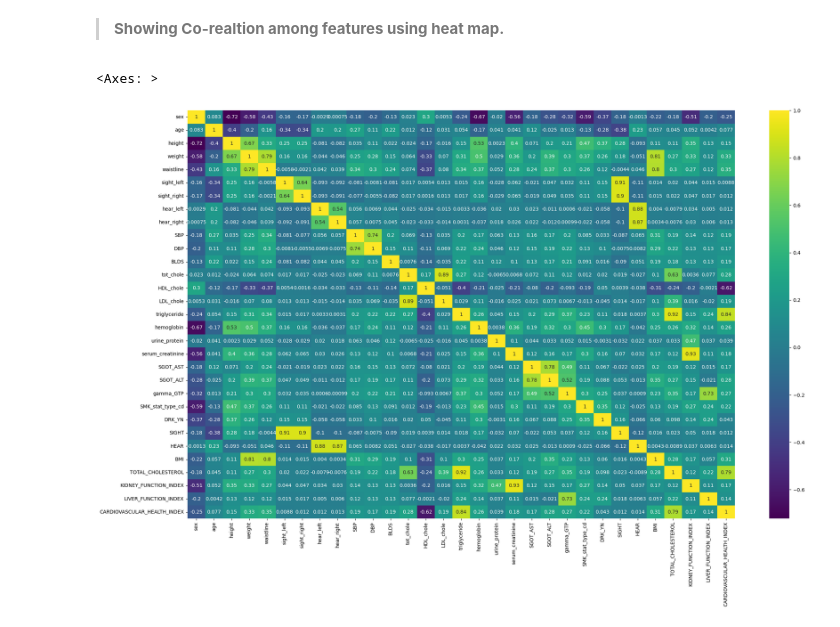
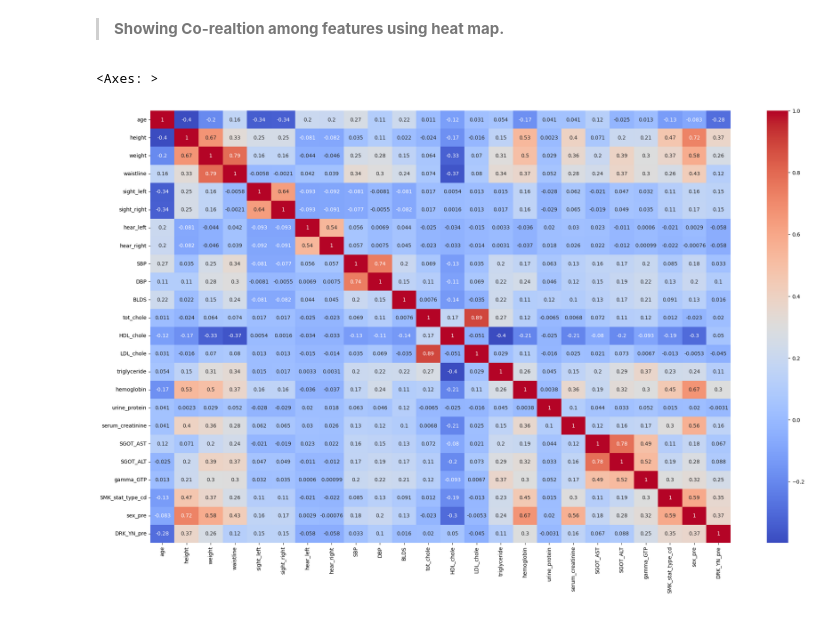
Before and after one commit to kir1906/IT496_Phoneix_2, a Jupyter notebook: G1_cp2.ipynb, the cells around one changed output. Drawn from its saved outputs; the diff is of its cells as text; code cells hidden in the pictures.

```diff
--- a/G1_cp2.ipynb
+++ b/G1_cp2.ipynb
@@ -311,11 +313,13 @@ Name: SMK_stat_type_cd, dtype: int64
 # %%
 fig, ax = plt.subplots(figsize=(10,10))
 for cat in num_cols:
-    sns.kdeplot(df,x=cat,color='#FCB5B5')
+    # sns.kdeplot(df,x=cat,color='#FCB5B5')
+    sns.kdeplot(df,x=cat,color='blue')
     plt.xticks(rotation=75)
     plt.title('Distrubition of {}'.format(cat))
     plt.twinx()
-    sns.histplot(data=df, x=cat, bins=100, color=pc[5])
+    # sns.histplot(data=df, x=cat, bins=100, palette=pc)
+    sns.histplot(data=df, x=cat, bins=100, color='#29b6f6')
     plt.show()
     print()
 # %% [output]
@@ -526,8 +552,3 @@ SGOT_ALT False
 gamma_GTP False
 # %% [markdown]
 >**Converting Object data type to Numerical by assigning them values =.**
-# %%
-# Encoding 'sex' to 0, 1
-
-df.replace({'sex': {'Male': 0, 'Female': 1}}, inplace = True)
-df['sex'].value_counts()
@@ -538,4 +554,0 @@ Name: sex, dtype: int64
-# %%
-# Encoding 'sex' to 0, 1
-df.replace({'DRK_YN':{'Y':1, 'N':0}}, inplace = True)
-df['DRK_YN'].value_counts()
@@ -545,0 +555,10 @@ Name: DRK_YN, dtype: int64
+# %%
+categorical_columns = [feature for feature in df.columns if df[feature].dtypes =='O']
+categorical_columns
+from sklearn import preprocessing
+le = preprocessing.LabelEncoder()
+for cat in categorical_columns:
+    le = preprocessing.LabelEncoder()
+    le.fit(list(df[cat]))
+    df[cat+'_pre'] = df[cat].apply(lambda x: le.transform([x])[0])
+    print(df[[cat, cat + '_pre']])
@@ -547,7 +584,7 @@ Name: DRK_YN, dtype: int64
 >**Showing Co-realtion among features using heat map.**
 # %%
 plt.figure(figsize=(25,15))
-sns.heatmap(df.corr(), annot=True,cmap=sns.color_palette("viridis", as_cmap=True))
+sns.heatmap(df.corr(), annot=True,cmap='coolwarm')
 # %% [output]
 <Axes: >
-[figure, old version]
+[figure, new version]
```
Also changed, not shown: parts of 23 cells of this notebook.
